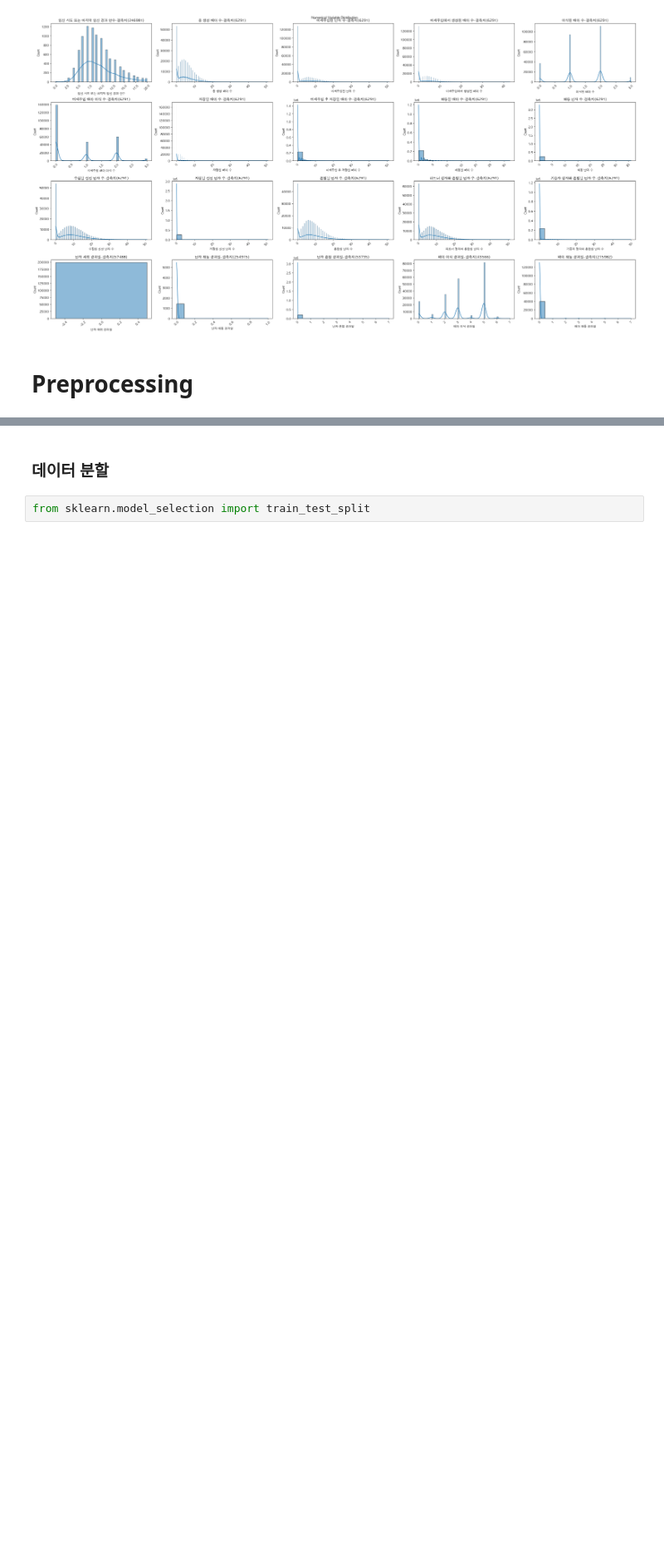
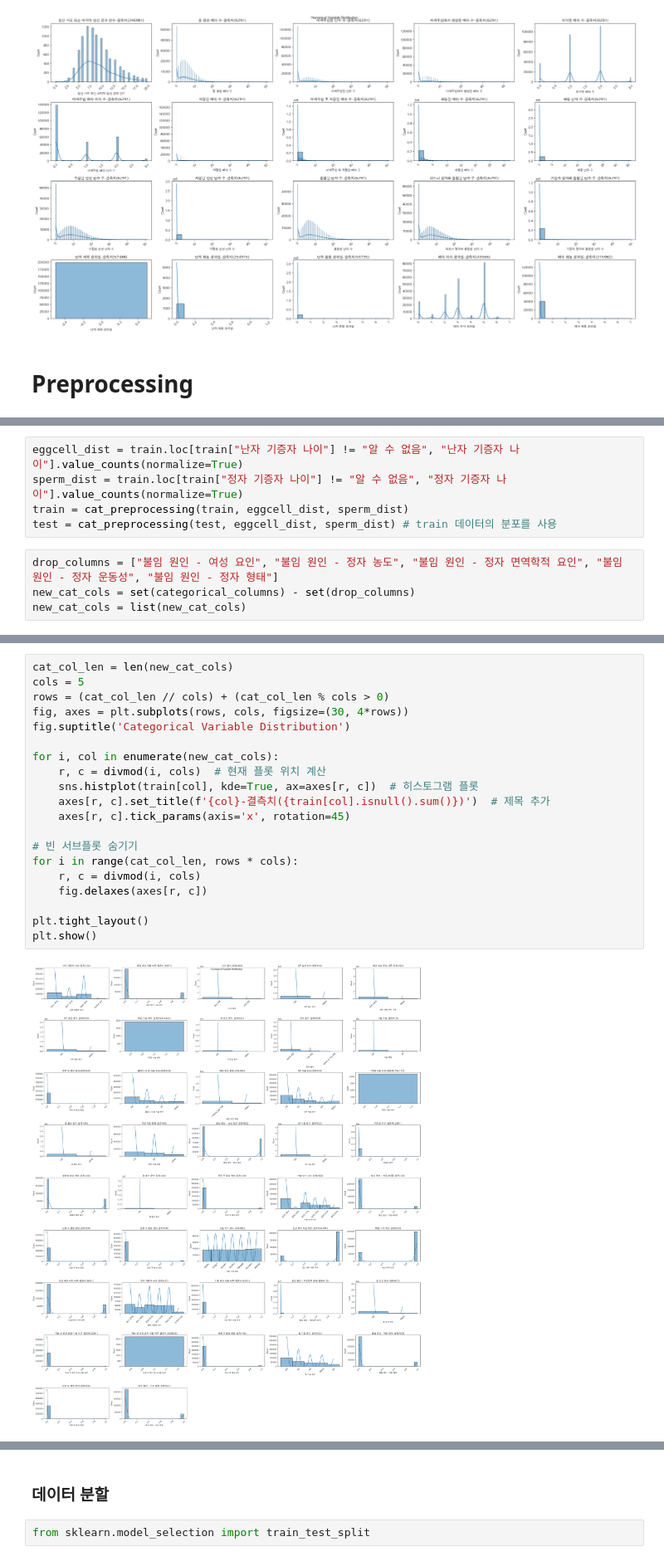
Before and after one commit to LEEINSEO-0118/LG_Aimers_Infertility, a Jupyter notebook: Code/eda.ipynb, the cells around one changed output, grey strips where cells are left out. Shown at 83% size. Drawn from its saved outputs; the diff is of its cells as text; blank space fills up the shorter version.

```diff
--- a/Code/eda.ipynb
+++ b/Code/eda.ipynb
@@ -208,0 +288,9 @@ plt.show()
+# %%
+eggcell_dist = train.loc[train["난자 기증자 나이"] != "알 수 없음", "난자 기증자 나이"].value_counts(normalize=True)
+sperm_dist = train.loc[train["정자 기증자 나이"] != "알 수 없음", "정자 기증자 나이"].value_counts(normalize=True)
+train = cat_preprocessing(train, eggcell_dist, sperm_dist)
+test = cat_preprocessing(test, eggcell_dist, sperm_dist) # train 데이터의 분포를 사용
+# %%
+drop_columns = ["불임 원인 - 여성 요인", "불임 원인 - 정자 농도", "불임 원인 - 정자 면역학적 요인", "불임 원인 - 정자 운동성", "불임 원인 - 정자 형태"]
+new_cat_cols = set(categorical_columns) - set(drop_columns)
+new_cat_cols = list(new_cat_cols)
@@ -208,0 +317,22 @@ plt.show()
+# %%
+cat_col_len = len(new_cat_cols)
+cols = 5
+rows = (cat_col_len // cols) + (cat_col_len % cols > 0)
+fig, axes = plt.subplots(rows, cols, figsize=(30, 4*rows))
+fig.suptitle('Categorical Variable Distribution')
+
+for i, col in enumerate(new_cat_cols):
+    r, c = divmod(i, cols)  # 현재 플롯 위치 계산
+    sns.histplot(train[col], kde=True, ax=axes[r, c])  # 히스토그램 플롯
+    axes[r, c].set_title(f'{col}-결측치({train[col].isnull().sum()})')  # 제목 추가
+    axes[r, c].tick_params(axis='x', rotation=45)
+
+# 빈 서브플롯 숨기기
+for i in range(cat_col_len, rows * cols):
+    r, c = divmod(i, cols)
+    fig.delaxes(axes[r, c])
+
+plt.tight_layout()
+plt.show()
+# %% [output]
+[figure, added]
```
Also changed, not shown: parts of 35 cells of this notebook.
